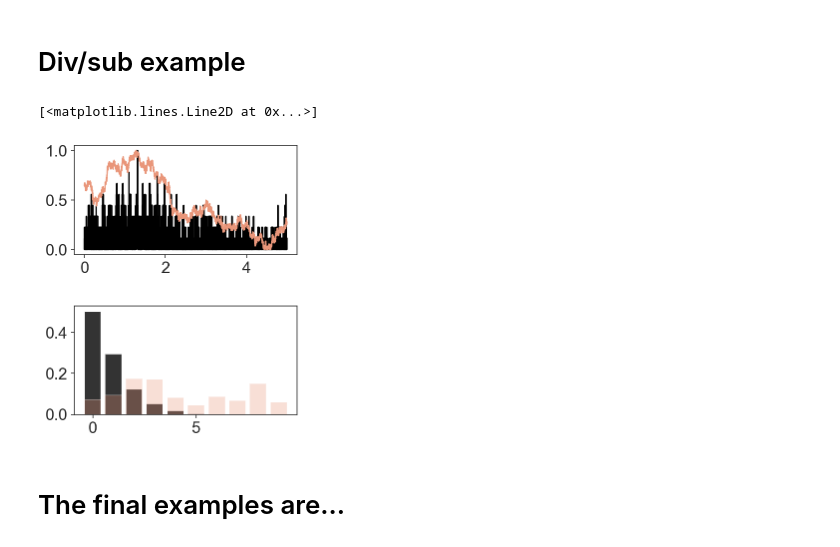
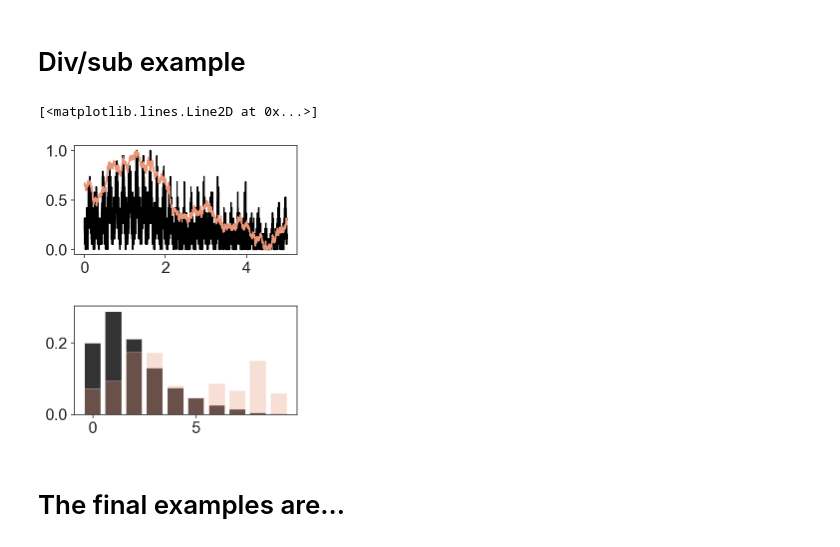
Before and after one commit to parenthetical-e/theoc, a Jupyter notebook: notebooks/examples.ipynb, the cells around one changed output. Cells and saved outputs as stored; diff of their text form; code cells hidden in the pictures.

```diff
--- a/notebooks/examples.ipynb
+++ b/notebooks/examples.ipynb
@@ -223,29 +223,29 @@ example_dists["sub_p"] = example["p_y"]["sub_p"]
 # %%
 # Best div_sub:
 stim_seed = 303
 seed = 49
 example = oscillatory_coupling(num_pop=50,
                          num_background=5,
                          t=5,
                          osc_rate=2,
                          f=6,
                          g=1,
                          g_max=8,
-                         q=0.25,
+                         q=0.05,
                          stim_rate=10,
                          frac_std=0.01,
                          m=10,
                          dt=0.001,
                          stim_seed=stim_seed,
                          seed=seed,
                          save=None)
 
 fig = plt.figure(figsize=(4, 2))
 plt.plot(example["times"], example["rescaled"]["div_sub_p"], color="black")
 plt.plot(example["times"], example["rescaled"]["stim_ref"], color="darksalmon")
 # %% [output]
 [<matplotlib.lines.Line2D at 0x...>]
-[figure, old version]
+[figure, new version]
 # %%
 # Save div_sub_p to examples
 examples["div_sub_p"] = example["rescaled"]["div_sub_p"]
@@ -256,7 +256,7 @@ plt.bar(range(10), example["p_y"]["stim_ref"], color="darksalmon", alpha=0.3)
 
 example_dists["div_sub_p"] = example["p_y"]["div_sub_p"]
 # %% [output]
-[figure, old version]
+[figure, new version]
 # %% [markdown]
 # The final examples are...
 # %%
```
